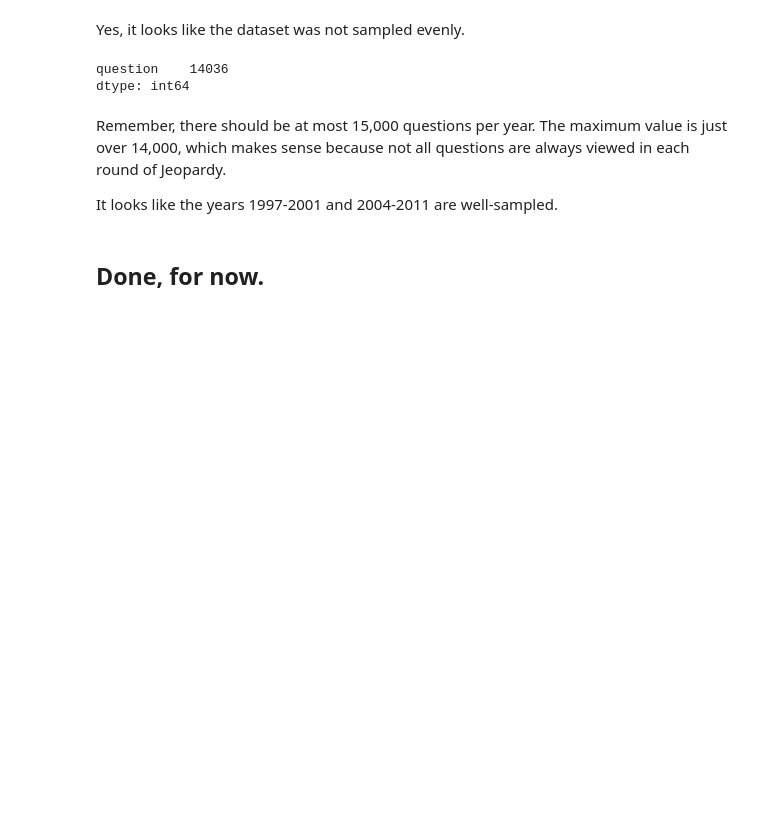
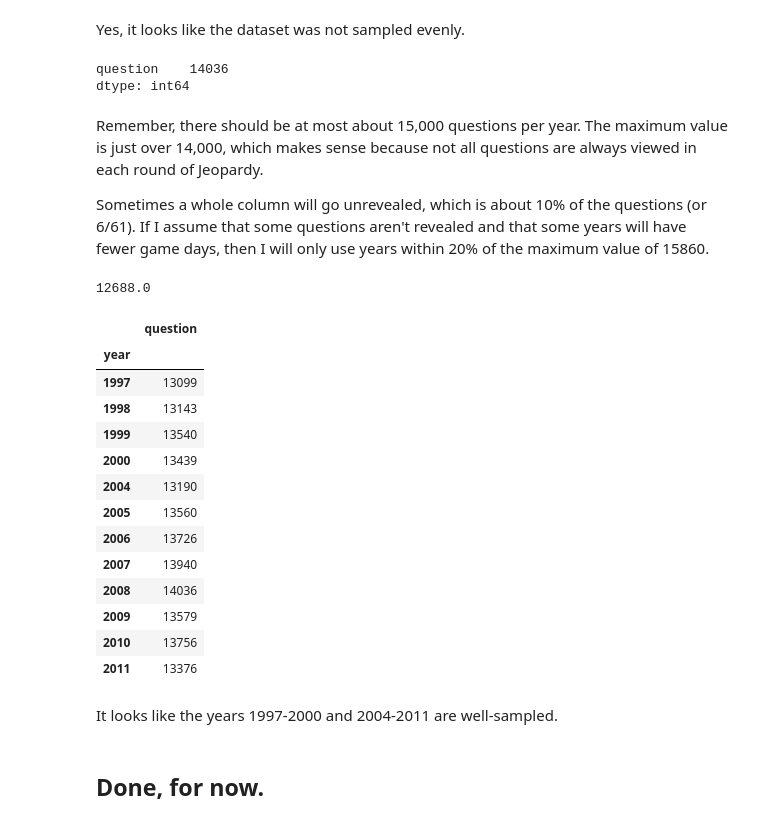
Before and after one commit to aurban8/aurban8_old.github.io, a Jupyter notebook: content/notebooks/jeopardy_1_intro_clean_data.ipynb, the cells around one changed output. Saved outputs shown, nothing was run; the diff lists cells and outputs as text; code cells hidden in the pictures; blank space fills up the shorter version.

```diff
--- a/content/notebooks/jeopardy_1_intro_clean_data.ipynb
+++ b/content/notebooks/jeopardy_1_intro_clean_data.ipynb
@@ -413,9 +419,33 @@ resample_df.max()
 question    14036
 dtype: int64
 # %% [markdown]
-Remember, there should be at most 15,000 questions per year. The maximum value is just over 14,000, which makes sense because not all questions are always viewed in each round of Jeopardy.
+Remember, there should be at most about 15,000 questions per year. The maximum value is just over 14,000, which makes sense because not all questions are always viewed in each round of Jeopardy.
 
-It looks like the years 1997-2001 and 2004-2011 are well-sampled.
+Sometimes a whole column will go unrevealed, which is about 10% of the questions (or 6/61).
+If I assume that some questions aren't revealed and that some years will have fewer game days, then I will only use years within 20% of the maximum value of 15860.
+# %%
+0.8*15860
+# %% [output]
+12688.0
+# %%
+resample_df[resample_df['question'] >= 12688]
+# %% [output]
+|  | question |
+| year |  |
+| 1997 | 13099 |
+| 1998 | 13143 |
+| 1999 | 13540 |
+| 2000 | 13439 |
+| 2004 | 13190 |
+| 2005 | 13560 |
+| 2006 | 13726 |
+| 2007 | 13940 |
+| 2008 | 14036 |
+| 2009 | 13579 |
+| 2010 | 13756 |
+| 2011 | 13376 |
+# %% [markdown]
+It looks like the years 1997-2000 and 2004-2011 are well-sampled.
 # %% [markdown]
 ## Done, for now.
 # %% [markdown]
```
Also changed, not shown: parts of 12 cells of this notebook, 30 other files.
